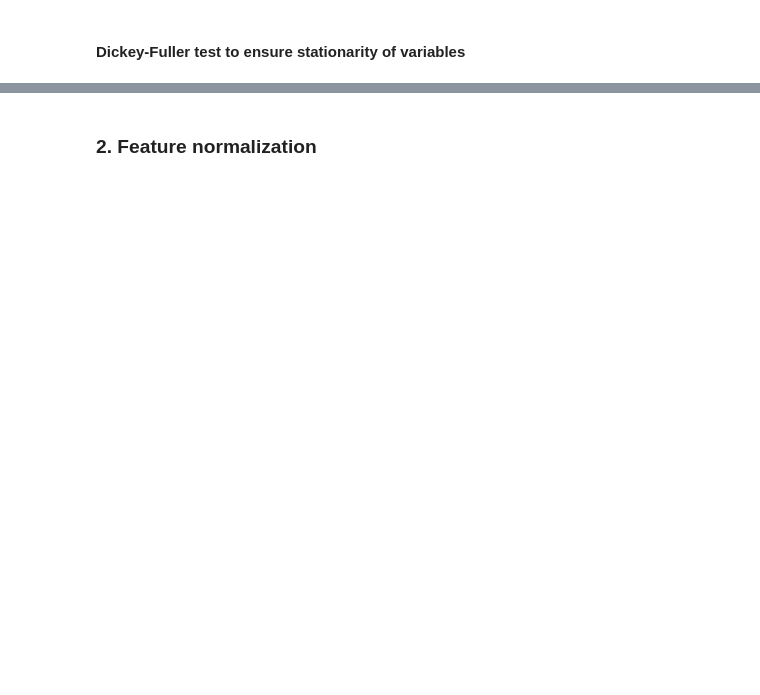
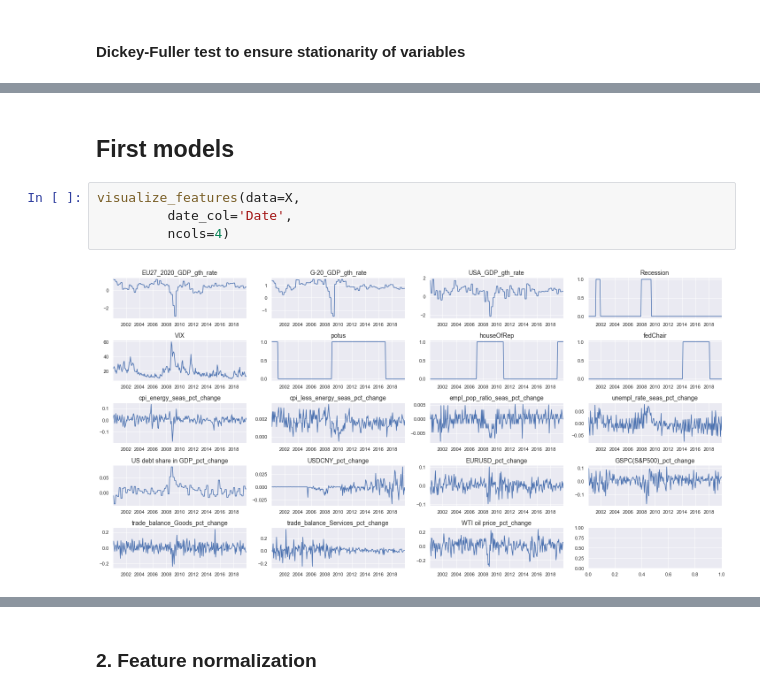
Before and after one commit to julesbertrand/Fed-repo-rate-forecasts, a Jupyter notebook: Finalproject_Feature_selection.ipynb, the cells around one changed output, grey strips where cells are left out. Saved outputs shown, nothing was run; the diff lists cells and outputs as text; blank space fills up the shorter version.

Commit message:
feature selection and first models

```diff
--- a/Finalproject_Feature_selection.ipynb
+++ b/Finalproject_Feature_selection.ipynb
@@ -105,0 +261,8 @@ settings.replace('NUM_COLS', [x for x in X.columns if x not in settings.get('NON
+# %% [markdown]
+## First models
+# %%
+visualize_features(data=X,
+         date_col='Date',
+         ncols=4)
+# %% [output]
+[figure, added]
```
Also changed, not shown: parts of 45 cells of this notebook, 5 other files.
